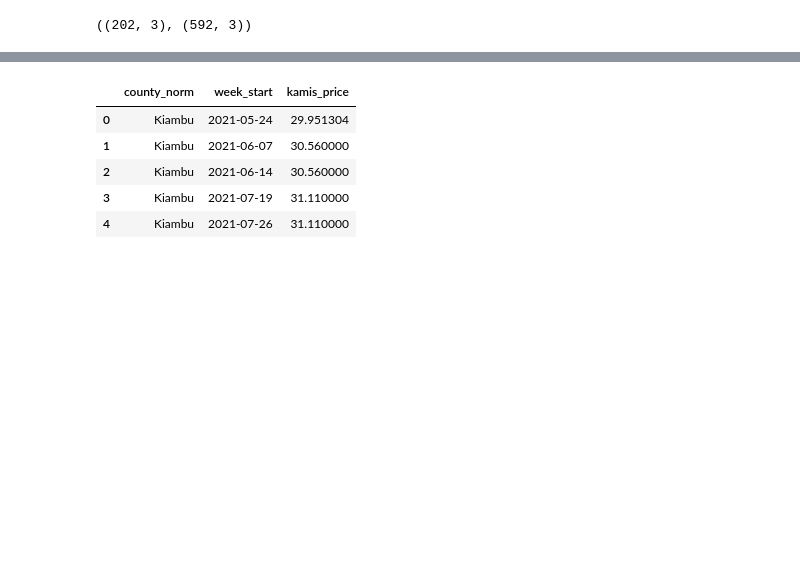
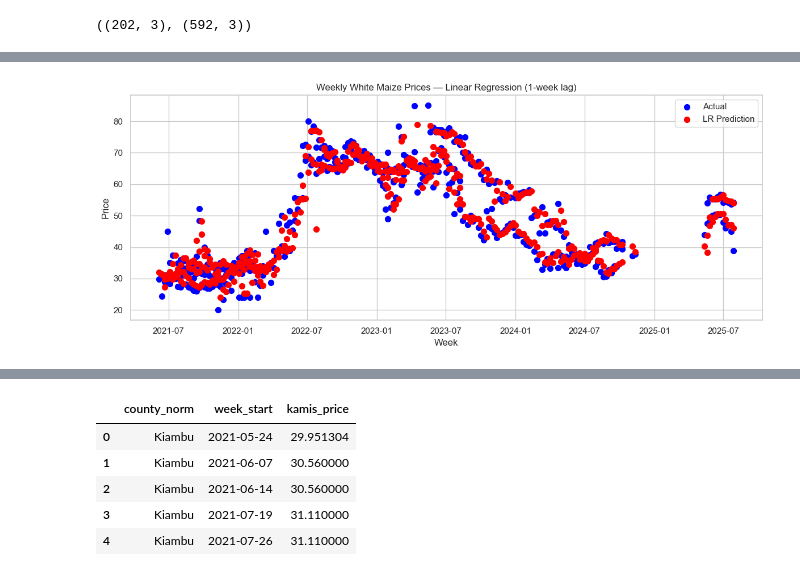
Before and after one commit to aykahsay/DSA3020-VA-Capstone-Project, a Jupyter notebook: notebooks/StarterNotebook.ipynb, the cells around one changed output, grey strips where cells are left out. Cells and saved outputs as stored; diff of their text form; code cells hidden in the pictures; blank space fills up the shorter version.

```diff
--- a/notebooks/StarterNotebook.ipynb
+++ b/notebooks/StarterNotebook.ipynb
@@ -321,0 +446,7 @@ agri_df_week.head()
+# %%
+# Define target
+target = "kamis_price"
+y = kdf_week[target]
+
+# Define feature (lagged Retail)
+X = kdf_week[["lag1","lag2"]]
@@ -321,0 +455,4 @@ agri_df_week.head()
+# %%
+cutoff = int(len(X)*0.8)
+X_train, y_train = X.iloc[:cutoff],y.iloc[:cutoff]
+X_test, y_test = X.iloc[cutoff:],y.iloc[cutoff:]
@@ -321,0 +484,3 @@ agri_df_week.head()
+# %%
+model_lr = LinearRegression()
+model_lr.fit(X_train, y_train)
@@ -321,0 +491,5 @@ agri_df_week.head()
+# %%
+y_pred_test_lr = model_lr.predict(X_test)
+y_pred_train_lr = model_lr.predict(X_train)
+print(y_pred_test_lr[:5])
+print(y_pred_train_lr[:5])
@@ -321,0 +533,18 @@ agri_df_week.head()
+# %%
+plt.figure(figsize=(12,5))
+
+# Plot actual points
+plt.scatter(X_train.index, y_train.values, color='blue', label='Actual', s=50)
+
+# Plot predicted points
+plt.scatter(X_train.index, y_pred_train_lr, color='red', label='LR Prediction', s=50)
+
+plt.xlabel('Week')
+plt.ylabel('Price')
+plt.title('Weekly White Maize Prices — Linear Regression (1-week lag)')
+plt.legend()
+plt.grid(True)
+plt.tight_layout()
+plt.show()
+# %% [output]
+[figure, added]
```
Also changed, not shown: parts of 87 cells of this notebook, 22 other files.
